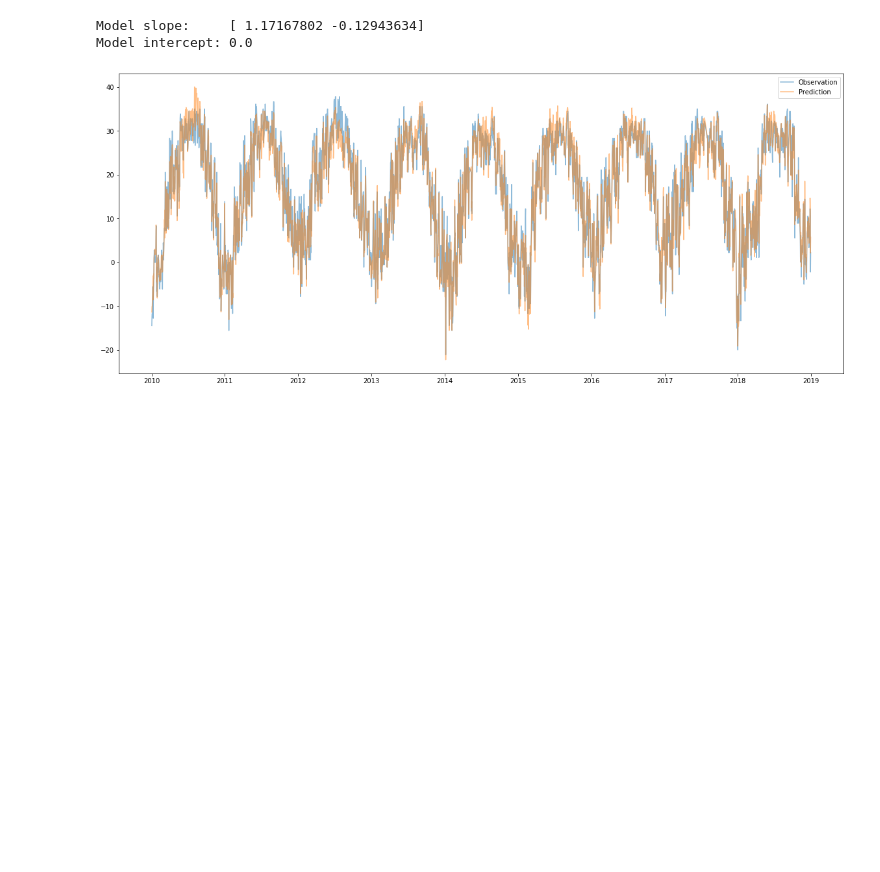
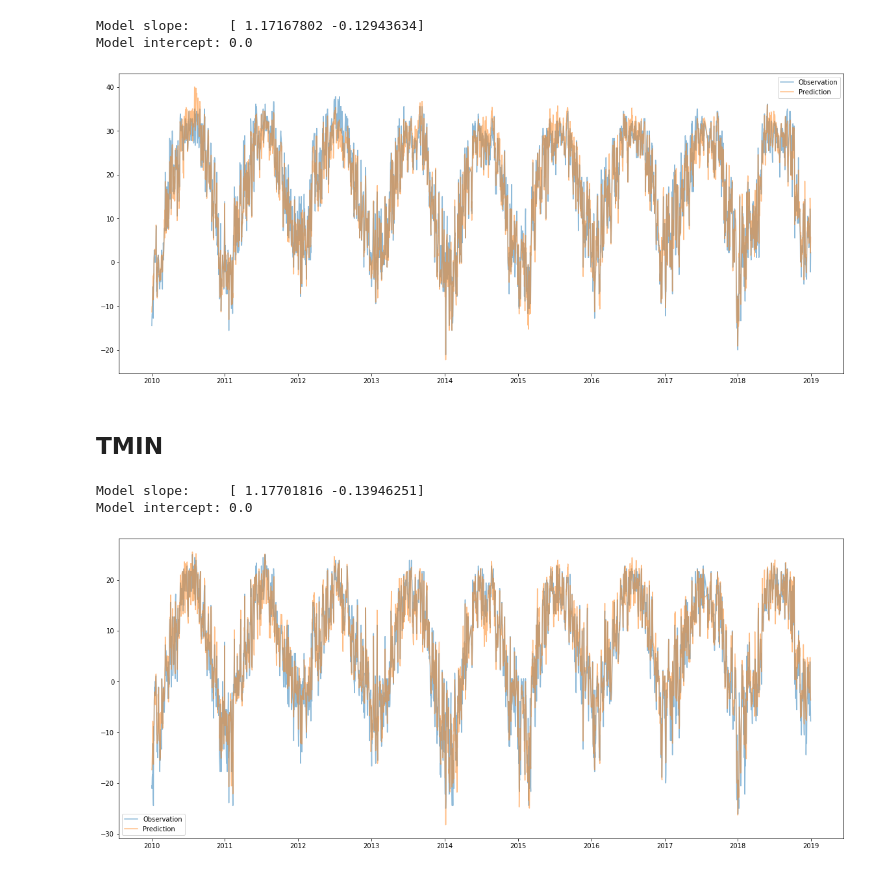
Before and after one commit to chuchun2/ATMS-597-Project-4-Group-C, a Jupyter notebook: project4_0325_SS.ipynb, the cells around one changed output. Drawn from its saved outputs; the diff is of its cells as text; code cells hidden in the pictures; blank space fills up the shorter version.

Commit message:
Updated linear regression

```diff
--- a/project4_0325_SS.ipynb
+++ b/project4_0325_SS.ipynb
@@ -455,0 +484,5 @@ Name: TMPC, Length: 3225, dtype: float64
+# %%
+GFS_TMIN_plus1day = pd.to_datetime(GFS_TMIN.index) + pd.Timedelta('1 day')  # OBS dates are one day after GFS timestamps
+mismatch_dates = GFS_TMIN_plus1day.difference(pd.to_datetime(OBS_TMIN.index))  # OBS doesn't have these dates
+OBS_TMIN_dates = GFS_TMIN_plus1day.drop(mismatch_dates)  # dates derived from available GFS dates and OBS dates
+GFS_TMIN_dates = OBS_TMIN_dates - pd.Timedelta('1 day')
@@ -479,3 +529,27 @@ plt.show()
 Model slope:     [ 1.17167802 -0.12943634]
 Model intercept: 0.0
 [figure]
+# %% [markdown]
+## TMIN
+# %%
+X = np.column_stack((GFS_TMIN[GFS_TMIN_dates.strftime('%Y-%m-%d')].values, GFS_sfc_TMPC.values))  # GFS model daily and sfc TMPC
+y = (OBS_TMIN[OBS_TMIN_dates.strftime('%Y-%m-%d')].values-32)*5/9  # Observation, converted from F to C
+
+model = LinearRegression(fit_intercept=False)
+model.fit(X, y)
+y_predict = model.predict(X)  # linear regression model prediction
+
+print("Model slope:    ", model.coef_)
+print("Model intercept:", model.intercept_)
+# y_predict = X[:, 0] * model.coef_[0] + X[:, 1] * model.coef_[1] + model.intercept_  # another form to write the equation
+
+plt.figure(figsize=(20, 8.5))
+# plt.plot(OBS_TMIN_dates, X, alpha=0.5)
+plt.plot(OBS_TMIN_dates, y, alpha=0.5, label='Observation')
+plt.plot(OBS_TMIN_dates, y_predict, alpha=0.5, label='Prediction')
+plt.legend()
+plt.show()
+# %% [output]
+Model slope:     [ 1.17701816 -0.13946251]
+Model intercept: 0.0
+[figure, added]
```
Also changed, not shown: parts of 13 cells of this notebook.
